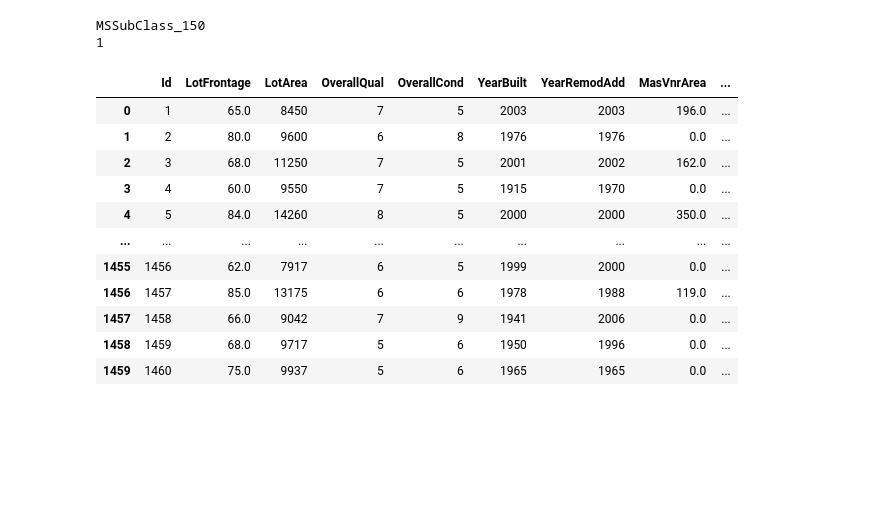
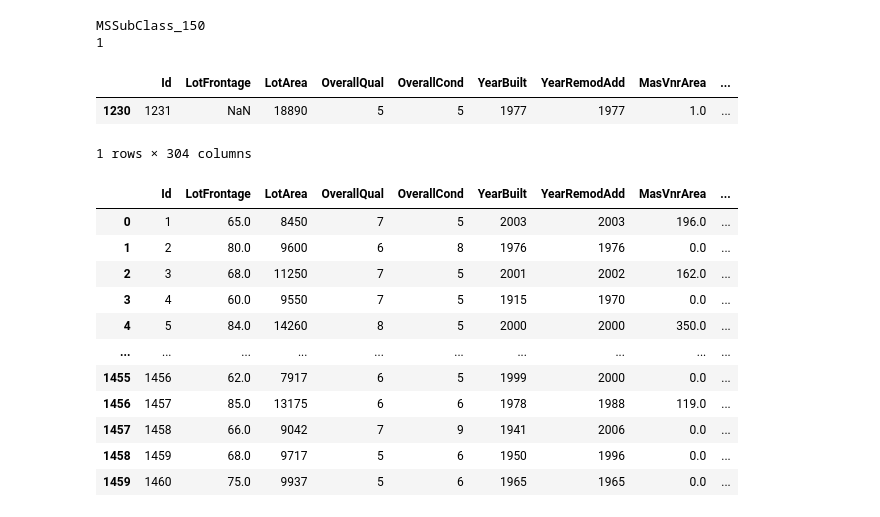
Before and after one commit to thomastran02/UTA-DataScience_Kaggle_Project, a Jupyter notebook: Code/House Prices - Advanced Regression Techniques.ipynb, the cells around one changed output. Cells and saved outputs as stored; diff of their text form; code cells hidden in the pictures; blank space fills up the shorter version.

```diff
--- a/Code/House Prices - Advanced Regression Techniques.ipynb
+++ b/Code/House Prices - Advanced Regression Techniques.ipynb
@@ -380,6 +401,12 @@ print(counter)
 # %% [output]
 MSSubClass_150
 1
+# %%
+df_train2.loc[df_train2['Condition2_RRAe']==1]
+# %% [output]
+|  | Id | LotFrontage | LotArea | OverallQual | OverallCond | YearBuilt | YearRemodAdd | MasVnrArea | ... |
+| 1230 | 1231 | NaN | 18890 | 5 | 5 | 1977 | 1977 | 1.0 | ... |
+1 rows × 304 columns
 # %%
 for i in New_VarNames:
     if i not in df_test2.columns:
```
Also changed, not shown: parts of 11 cells of this notebook.
